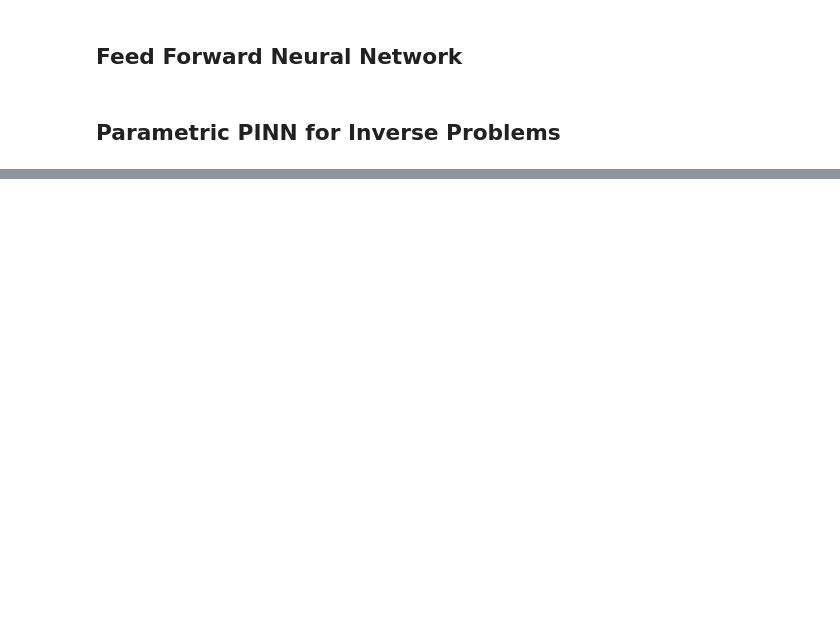
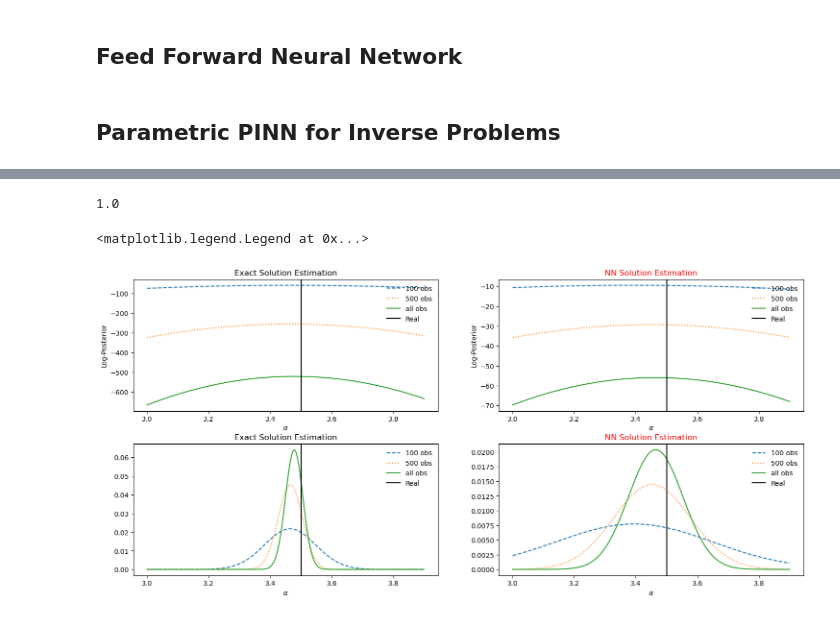
Before and after one commit to ChristianJzB/Projects, a Jupyter notebook: Physics _Informed_NN/8_ODE_Surrogate.ipynb, the cells around one changed output, grey strips where cells are left out. Cells and saved outputs as stored; diff of their text form; code cells hidden in the pictures; blank space fills up the shorter version.

```diff
--- a/Physics _Informed_NN/8_ODE_Surrogate.ipynb
+++ b/Physics _Informed_NN/8_ODE_Surrogate.ipynb
@@ -273,17 +272,18 @@ def log_posterior(alpha,t,y):
 # %%
 t, noise_sol_test = test_set(ns,1000,3.5,mean,std)
 # %%
-alpha_ = np.linspace(3,3.9,50)
+alpha_ = np.linspace(3,3.9,200)
 
-alpha_fc = []
-alpha_fc_2 = []
-alpha_fc_3 = []
+alpha_fc,alpha_fc_2,alpha_fc_3 = [],[],[]
+alpha_fc_nn,alpha_fc_2_nn,alpha_fc_3_nn = [],[],[]
+
 
 for alp in alpha_:
-    idx = np.sort( np.random.choice(t.shape[0], 100, replace=False))
-    alpha_fc.append(log_posterior(alp,t[idx],noise_sol_test[idx]))
+    alpha_fc.append(log_posterior_ex(alp,t[:100],noise_sol_test[:100]))
+    alpha_fc_nn.append(log_posterior_nn(model,alp,t[:100],noise_sol_test[:100]))
 
-    idx = np.sort( np.random.choice(t.shape[0], 500, replace=False))
-    alpha_fc_2.append(log_posterior(alp,t[idx],noise_sol_test[idx]))
+    alpha_fc_2.append(log_posterior_ex(alp,t[:500],noise_sol_test[:500]))
+    alpha_fc_2_nn.append(log_posterior_nn(model,alp,t[:500],noise_sol_test[:500]))
 
-    alpha_fc_3.append(log_posterior(alp,t,noise_sol_test))
+    alpha_fc_3.append(log_posterior_ex(alp,t,noise_sol_test))
+    alpha_fc_3_nn.append(log_posterior_nn(model,alp,t,noise_sol_test))
@@ -303,3 +290,62 @@ plt.legend(frameon =False)
+# %%
+np.sum(np.exp(alpha_fc_nn)/np.sum(np.exp(alpha_fc_nn)))
+# %% [output]
+1.0
+# %%
+fig = plt.figure(figsize=(18,8))
+plt.subplots_adjust(hspace=0.25)
+
+plt.subplot(2, 2, 1)
+plt.plot(alpha_,alpha_fc ,linestyle = '--', label = "100 obs")
+plt.plot(alpha_,alpha_fc_2,linestyle = ':', label = "500 obs")
+plt.plot(alpha_,alpha_fc_3, label = "all obs")
+
+plt.axvline(x = 3.5, color = 'black', label = 'Real')
+
+plt.title("Exact Solution Estimation")
+plt.ylabel("Log-Posterior")
+plt.xlabel(r"$\alpha$")
+plt.legend(frameon =False)
+
+
+plt.subplot(2, 2, 2)
+plt.plot(alpha_,alpha_fc_nn ,linestyle = '--', label = "100 obs")
+plt.plot(alpha_,alpha_fc_2_nn,linestyle = ':', label = "500 obs")
+plt.plot(alpha_,alpha_fc_3_nn, label = "all obs")
+
+plt.axvline(x = 3.5, color = 'black', label = 'Real')
+
+plt.title("NN Solution Estimation",color = "red")
+plt.ylabel("Log-Posterior")
+plt.xlabel(r"$\alpha$")
+plt.legend(frameon =False)
+
+
+plt.subplot(2, 2, 3)
+plt.plot(alpha_,np.exp(alpha_fc)/np.sum(np.exp(alpha_fc)) ,linestyle = '--', label = "100 obs")
+plt.plot(alpha_,np.exp(alpha_fc_2)/np.sum(np.exp(alpha_fc_2)),linestyle = ':', label = "500 obs")
+plt.plot(alpha_,np.exp(alpha_fc_3)/np.sum(np.exp(alpha_fc_3)), label = "all obs")
+
+plt.axvline(x = 3.5, color = 'black', label = 'Real')
+
+plt.title("Exact Solution Estimation")
+plt.xlabel(r"$\alpha$")
+plt.legend(frameon =False)
+
+
+plt.subplot(2, 2, 4)
+plt.plot(alpha_,np.exp(alpha_fc_nn)/np.sum(np.exp(alpha_fc_nn)) ,linestyle = '--', label = "100 obs")
+plt.plot(alpha_,np.exp(alpha_fc_2_nn)/np.sum(np.exp(alpha_fc_2_nn)),linestyle = ':', label = "500 obs")
+plt.plot(alpha_,np.exp(alpha_fc_3_nn)/np.sum(np.exp(alpha_fc_3_nn)), label = "all obs")
+
+plt.axvline(x = 3.5, color = 'black', label = 'Real')
+
+plt.title("NN Solution Estimation",color = "red")
+plt.xlabel(r"$\alpha$")
+plt.legend(frameon =False)
+# %% [output]
+<matplotlib.legend.Legend at 0x...>
+[figure, added]
 # %%
 def Metropolis_Hastings(t,y_dat,nChains):
 
```
Also changed, not shown: parts of 17 cells of this notebook, 1 other file.
